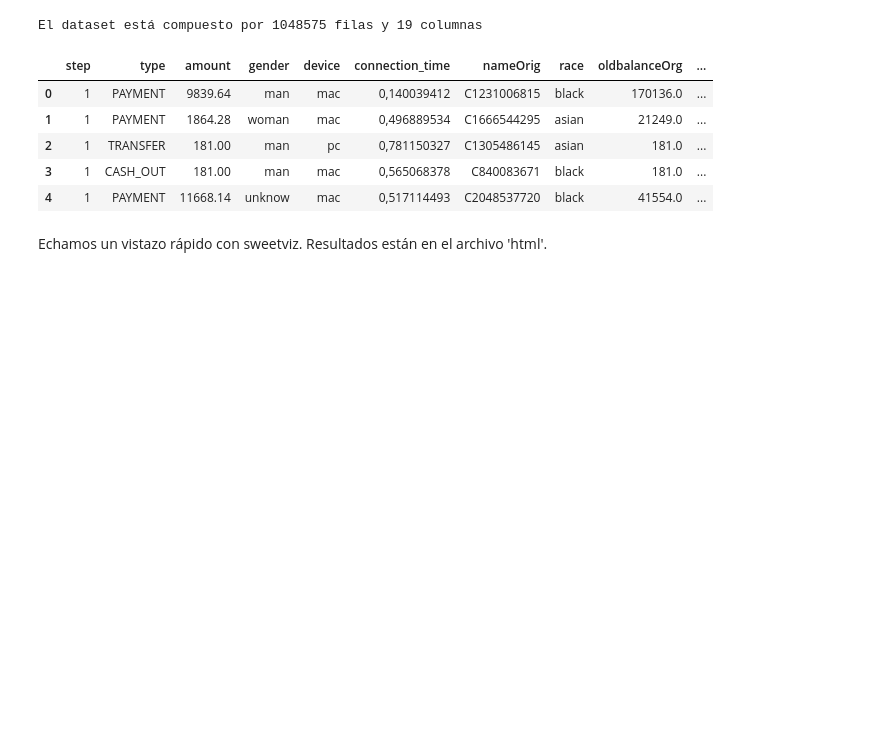
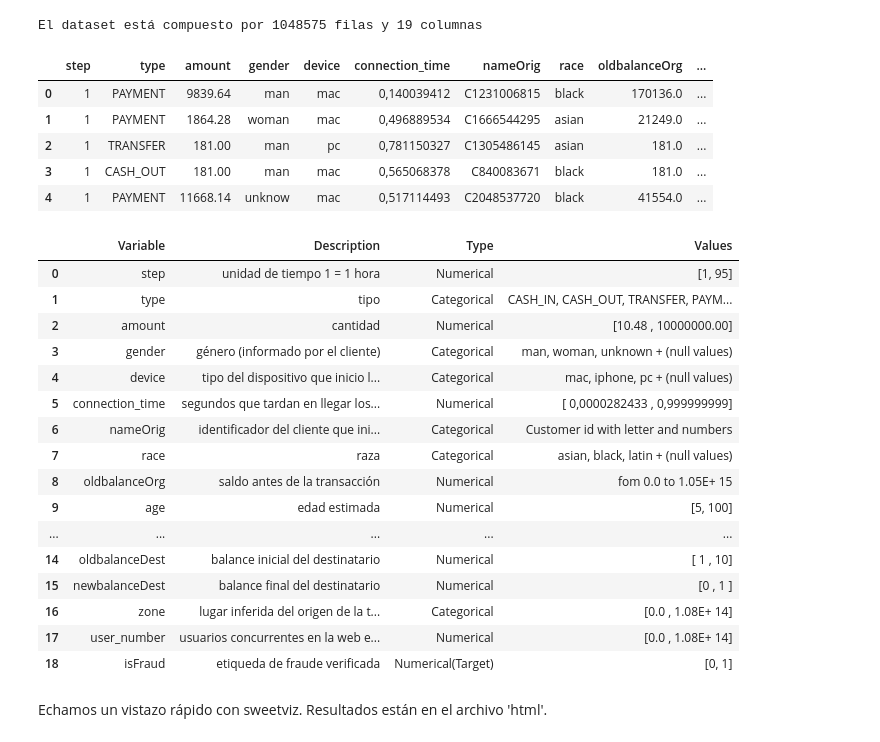
Before and after one commit to gozdeydd/machine-learning-Practica2-Fraud, a Jupyter notebook: notebooks/01_explanatory_data_analisis.ipynb, the cells around one changed output. Cells and saved outputs as stored; diff of their text form; code cells hidden in the pictures; blank space fills up the shorter version.

```diff
--- a/notebooks/01_explanatory_data_analisis.ipynb
+++ b/notebooks/01_explanatory_data_analisis.ipynb
@@ -31,6 +33,28 @@ El dataset está compuesto por 1048575 filas y 19 columnas
 | 2 | 1 | TRANSFER | 181.00 | man | pc | 0,781150327 | C1305486145 | asian | 181.0 | ... |
 | 3 | 1 | CASH_OUT | 181.00 | man | mac | 0,565068378 | C840083671 | black | 181.0 | ... |
 | 4 | 1 | PAYMENT | 11668.14 | unknow | mac | 0,517114493 | C2048537720 | black | 41554.0 | ... |
+# %%
+dictionary = pd.read_excel('../data/raw/initial variables.xlsx')
+
+dictionary
+# %% [output]
+|  | Variable | Description | Type | Values |
+| 0 | step | unidad de tiempo 1 = 1 hora | Numerical | [1, 95] |
+| 1 | type | tipo | Categorical | CASH_IN, CASH_OUT, TRANSFER, PAYM... |
+| 2 | amount | cantidad | Numerical | [10.48 , 10000000.00] |
+| 3 | gender | género (informado por el cliente) | Categorical | man, woman, unknown + (null values) |
+| 4 | device | tipo del dispositivo que inicio l... | Categorical | mac, iphone, pc + (null values) |
+| 5 | connection_time | segundos que tardan en llegar los... | Numerical | [ 0,0000282433 , 0,999999999] |
+| 6 | nameOrig | identificador del cliente que ini... | Categorical | Customer id with letter and numbers |
+| 7 | race | raza | Categorical | asian, black, latin + (null values) |
+| 8 | oldbalanceOrg | saldo antes de la transacción | Numerical | fom 0.0 to 1.05E+ 15 |
+| 9 | age | edad estimada | Numerical | [5, 100] |
+| ... | ... | ... | ... | ... |
+| 14 | oldbalanceDest | balance inicial del destinatario | Numerical | [ 1 , 10] |
+| 15 | newbalanceDest | balance final del destinatario | Numerical | [0 , 1 ] |
+| 16 | zone | lugar inferida del origen de la t... | Categorical | [0.0 , 1.08E+ 14] |
+| 17 | user_number | usuarios concurrentes en la web e... | Numerical | [0.0 , 1.08E+ 14] |
+| 18 | isFraud | etiqueda de fraude verificada | Numerical(Target) | [0, 1] |
 # %% [markdown]
 Echamos un vistazo rápido con sweetviz. Resultados están en el archivo 'html'.
 # %%
```
Also changed, not shown: parts of 4 cells of this notebook, 23 other files.
